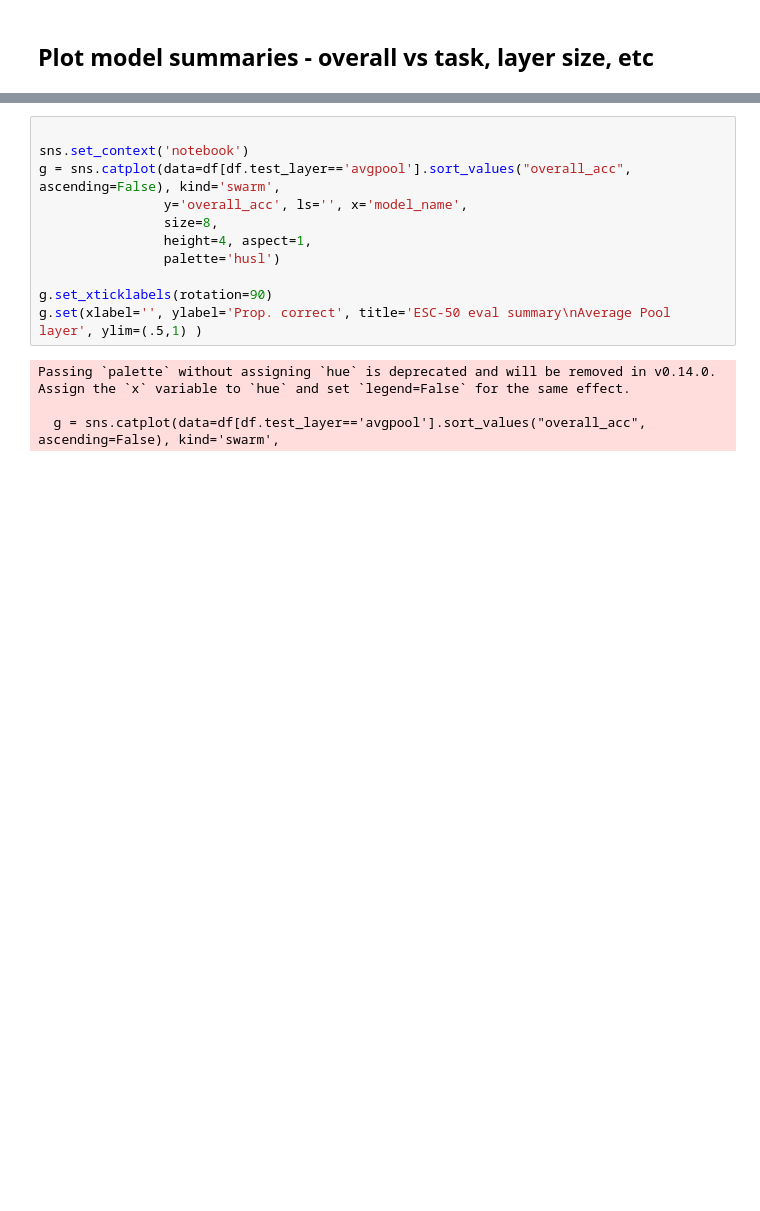
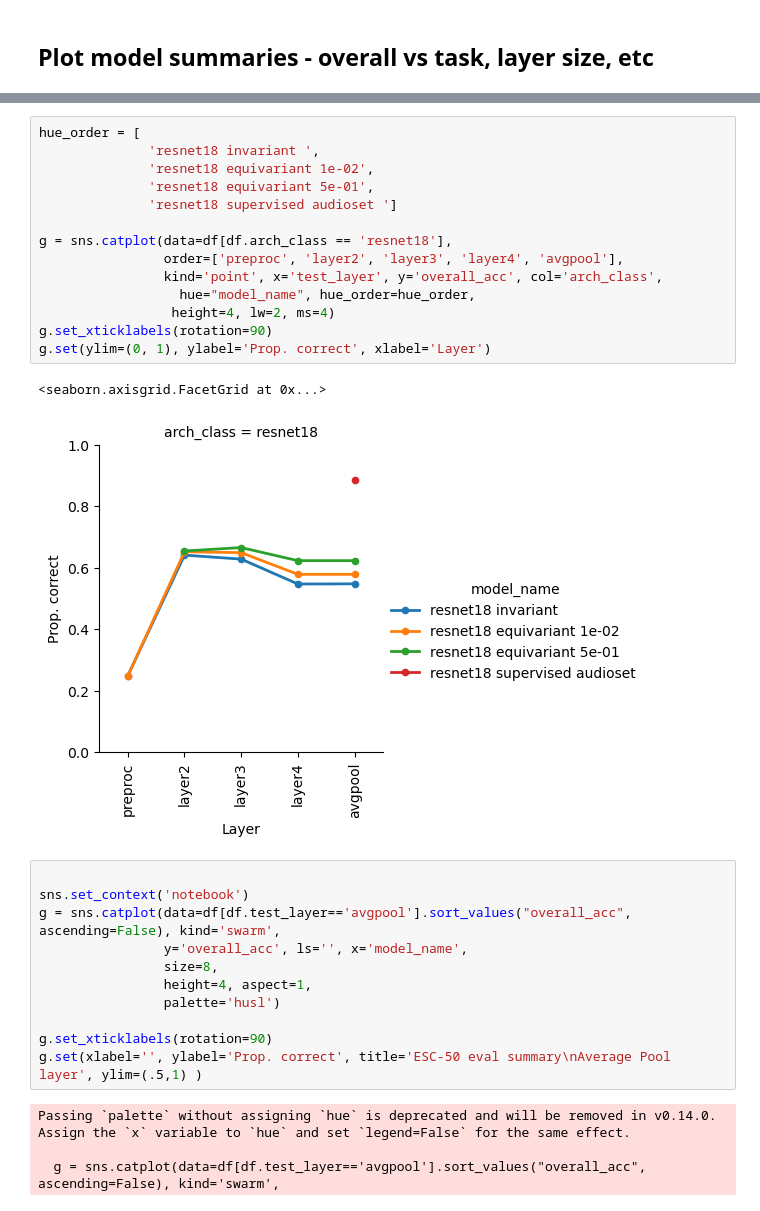
Before and after one commit to Feather-Lab/audio-ssl, a Jupyter notebook: notebooks/plot_esc_50_results_invar_v_equivar.ipynb, the cells around one changed output, grey strips where cells are left out. Saved outputs shown, nothing was run; the diff lists cells and outputs as text; blank space fills up the shorter version.

```diff
--- a/notebooks/plot_esc_50_results_invar_v_equivar.ipynb
+++ b/notebooks/plot_esc_50_results_invar_v_equivar.ipynb
@@ -157,3 +180,20 @@ g.set(ylim=(0, 1), ylabel='Prop. correct', xlabel='Layer')
+# %%
+hue_order = [
+              'resnet18 invariant ',
+              'resnet18 equivariant 1e-02',
+              'resnet18 equivariant 5e-01',
+              'resnet18 supervised audioset ']
+
+g = sns.catplot(data=df[df.arch_class == 'resnet18'],
+                order=['preproc', 'layer2', 'layer3', 'layer4', 'avgpool'],
+                kind='point', x='test_layer', y='overall_acc', col='arch_class',
+                  hue="model_name", hue_order=hue_order,
+                 height=4, lw=2, ms=4)
+g.set_xticklabels(rotation=90)
+g.set(ylim=(0, 1), ylabel='Prop. correct', xlabel='Layer')
+# %% [output]
+<seaborn.axisgrid.FacetGrid at 0x...>
+[figure, added]
 # %%
 
 sns.set_context('notebook')
```
Also changed, not shown: parts of 8 cells of this notebook, 16 other files.
